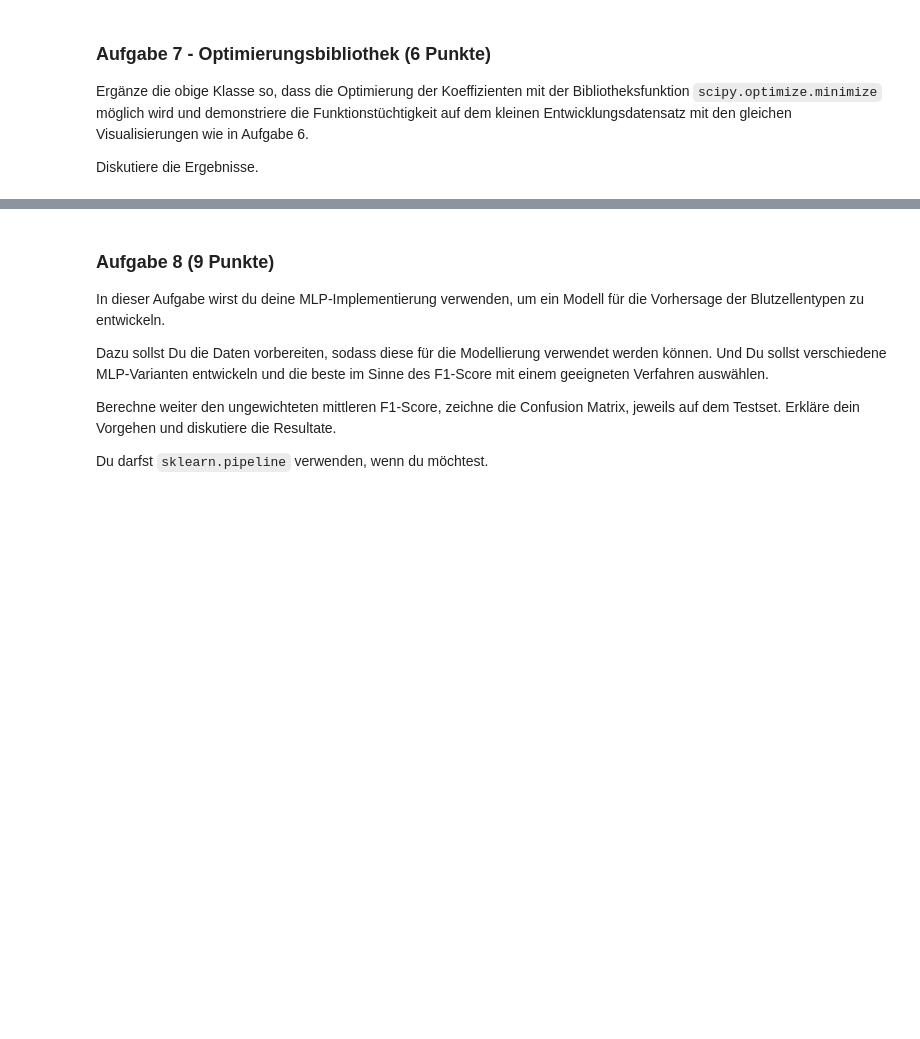
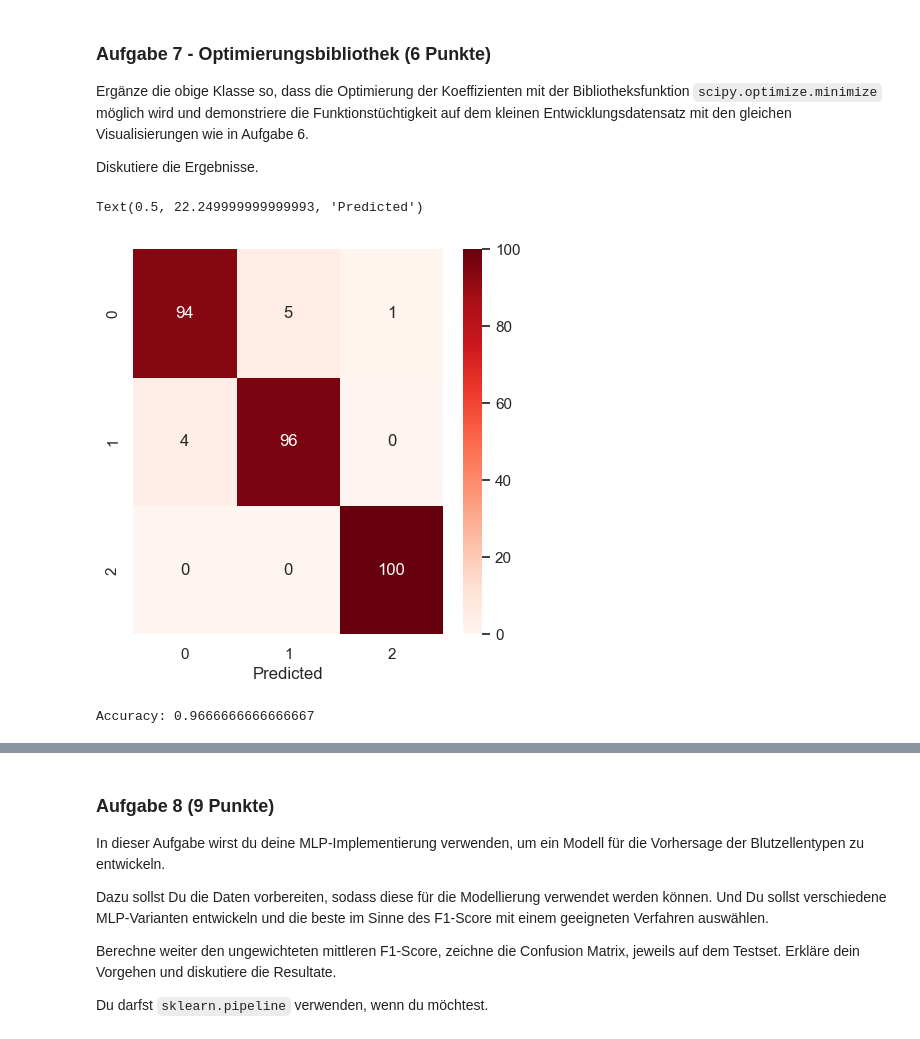
Before and after one commit to Luuzemp14/mc2_gml, a Jupyter notebook: gml_minichallenge_2-checkpoint.ipynb, the cells around one changed output, grey strips where cells are left out. Drawn from its saved outputs; the diff is of its cells as text; code cells hidden in the pictures; blank space fills up the shorter version.

```diff
--- a/gml_minichallenge_2-checkpoint.ipynb
+++ b/gml_minichallenge_2-checkpoint.ipynb
@@ -1164,0 +1335,33 @@ Diskutiere die Ergebnisse.
+# %%
+# define model mlp
+
+mlp_extended = MLPClassifierExtended(num_nodes_per_layer=[2,20, 20,3],lr = 0.01, max_num_steps=1_000_000,weights_init_range = (-.7, .7) ,adaptive_lr_constant = 0.001, min_lr = 0.001, random_seed=123)
+# %%
+# dev Daten einlesen
+dev_data = pd.read_csv('data/dev_data.csv')
+dev_data.head()
+
+# define X and y
+X = dev_data[['x1', 'x2']].values
+y = dev_data['y'].values
+# %%
+# Model fitten
+mlp_extended.fit(X,y)
+# %%
+# create confusion matrix
+y_pred = mlp_extended.predict(X)
+conf_matrix = confusion_matrix(y, y_pred)
+
+# plot confusion matrix
+plt.figure(figsize=(5, 5))
+sns.heatmap(conf_matrix, annot=True, cmap='Reds', fmt='g')
+plt.xlabel('Predicted')
+# %% [output]
+Text(0.5, 22.249999999999993, 'Predicted')
+[figure, added]
+# %%
+# Accuracy berechnen und ausgeben
+accuracy = mlp_extended.score(X,y)
+print(f'Accuracy: {accuracy}')
+# %% [output]
+Accuracy: 0.9666666666666667
```
Also changed, not shown: parts of 22 cells of this notebook.
